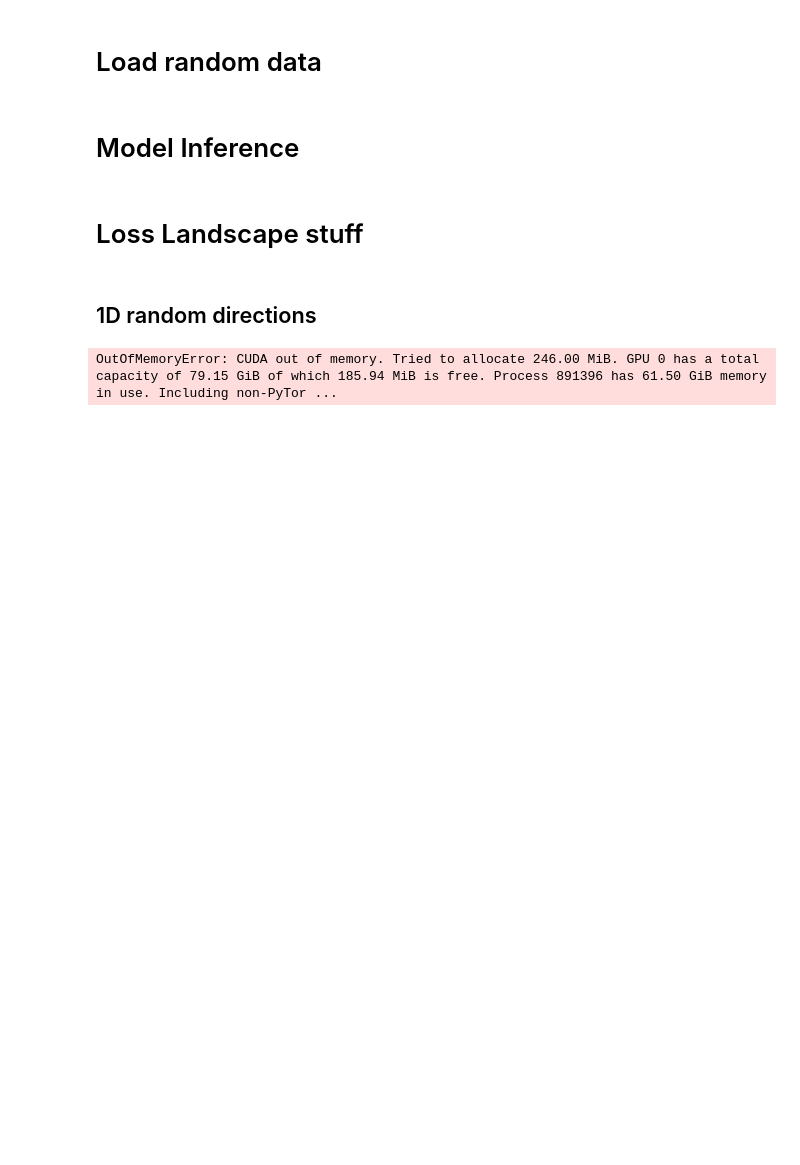
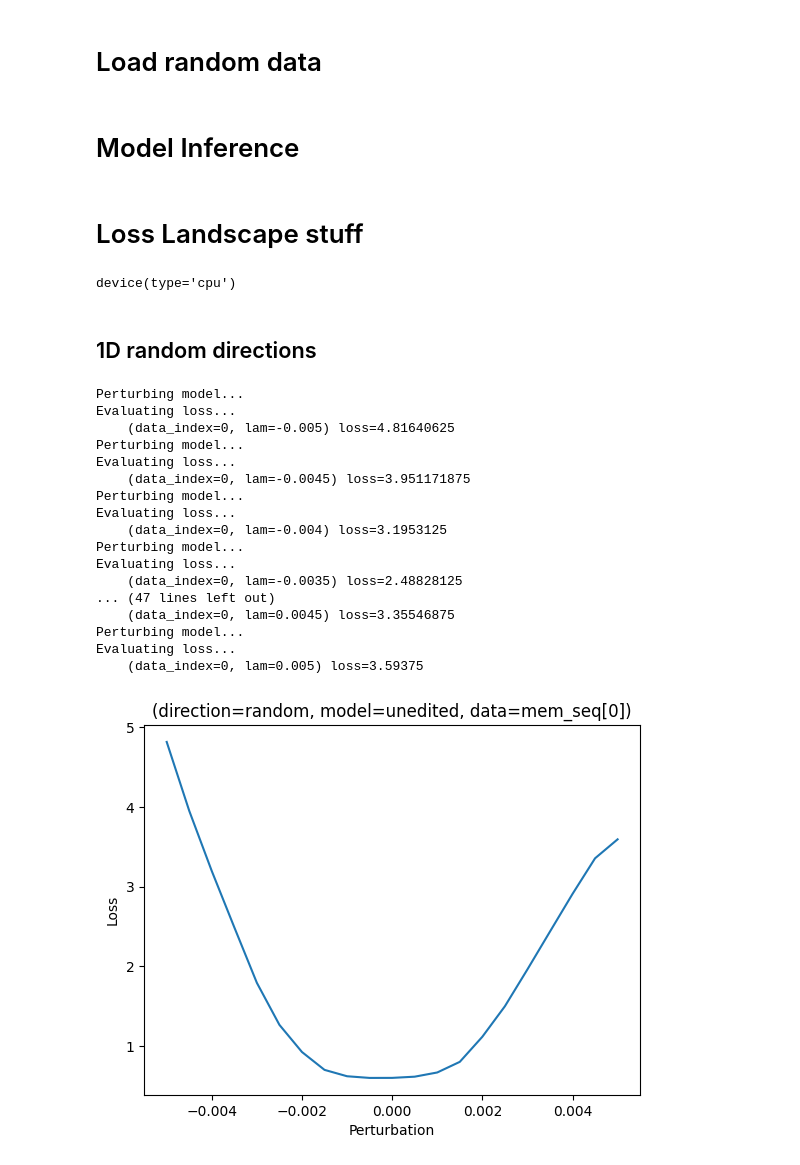
Before and after one commit to msakarvadia/memorization, a Jupyter notebook: figs/vis/loss_landscapes_per_sample.ipynb, the cells around one changed output. Cells and saved outputs as stored; diff of their text form; code cells hidden in the pictures; blank space fills up the shorter version.

```diff
--- a/figs/vis/loss_landscapes_per_sample.ipynb
+++ b/figs/vis/loss_landscapes_per_sample.ipynb
@@ -334,41 +334,76 @@ def get_params(model_orig, model_perb, direction, alpha):
     ):
         m_perb.data = m_orig.data + alpha * d
     return model_perb
+# %%
+# move model to the CPU
+model = model.to("cpu")
+# %%
+model.device
+# %% [output]
+device(type='cpu')
 # %% [markdown]
 ## 1D random directions
 # %%
 # generate random vector to do the loss plot
 
 ### TODO: why does normalization make the direction all zeros ...
 v = [torch.randn_like(p) for p in model.parameters()]
 # v = normalization(v)
 
 # used to perturb your model
 lams = np.linspace(-0.005, 0.005, 21).astype(np.float32)
 
+for data_index in range(1):
 
-for data_index in range(3):
+    # create a copy of the model
+    with torch.no_grad():
+        model_perb = copy.deepcopy(model)
+        model_perb.eval()
+        # model_perb = model_perb.cuda()
 
+    # store loss values
     loss_list = []
 
-    # create a copy of the model
-    model_perb = copy.deepcopy(model)
-    model_perb.eval()
-    model_perb = model_perb.cuda()
+    # loop over grid points
+    for lam in lams:
 
-    for lam in lams:
-        model_perb = get_params(model, model_perb, v, lam)
-        # loss = average_loss(model_perb, mem_dataloader).item()
-        loss = loss_criterion(model(mem_seq[[data_index]]), mem_seq[[data_index]])
-        loss_list.append(loss)
+            print("Perturbing model...")
+            with torch.no_grad():
+                model_perb = model_perb.to("cpu")
+                model_perb = get_params(model, model_perb, v, lam)
+
+            print("Evaluating loss...")
+            with torch.no_grad():
+                model_perb = model_perb.to("cuda")
+                loss = loss_criterion(model_perb(mem_seq[[data_index]].to("cuda")), mem_seq[[data_index]].to("cuda")).item()
+                loss_list.append(loss)
+                print(f"    ({data_index=}, {lam=}) {loss=}")
+
 
     plt.plot(lams, loss_list)
     plt.ylabel('Loss')
     plt.xlabel('Perturbation')
     plt.title(f'(direction=random, model={use_model}, data=mem_seq[{data_index}])')
     plt.show()
 # %% [output]
-OutOfMemoryError: CUDA out of memory. Tried to allocate 246.00 MiB. GPU 0 has a total capacity of 79.15 GiB of which 185.94 MiB is free. Process 891396 has 61.50 GiB memory in use. Including non-PyTor ...
+Perturbing model...
+Evaluating loss...
+    (data_index=0, lam=-0.005) loss=4.81640625
+Perturbing model...
+Evaluating loss...
+    (data_index=0, lam=-0.0045) loss=3.951171875
+Perturbing model...
+Evaluating loss...
+    (data_index=0, lam=-0.004) loss=3.1953125
+Perturbing model...
+Evaluating loss...
+    (data_index=0, lam=-0.0035) loss=2.48828125
+... (47 lines left out)
+    (data_index=0, lam=0.0045) loss=3.35546875
+Perturbing model...
+Evaluating loss...
+    (data_index=0, lam=0.005) loss=3.59375
+[figure, added]
 # %%
 # generate random vector to do the loss plot
 
```
Also changed, not shown: parts of 2 cells of this notebook.
